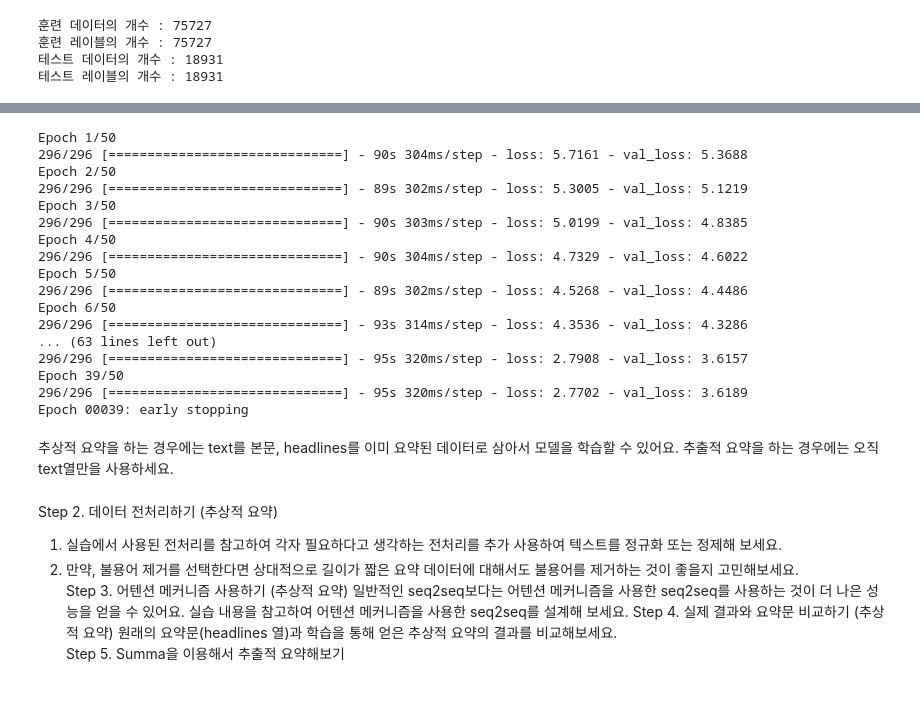
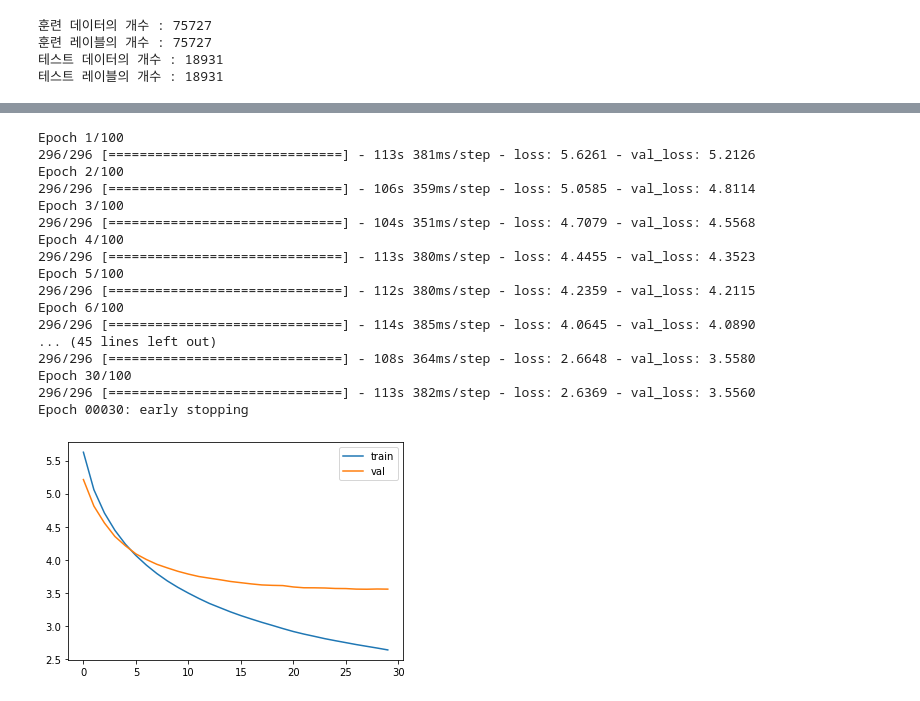
Before and after one commit to Ethan0625/I_need_more_time, a Jupyter notebook: Project/News_Summation/News_Summation.ipynb, the cells around one changed output, grey strips where cells are left out. Saved outputs shown, nothing was run; the diff lists cells and outputs as text; code cells hidden in the pictures.

```diff
--- a/Project/News_Summation/News_Summation.ipynb
+++ b/Project/News_Summation/News_Summation.ipynb
@@ -579,48 +519,33 @@ Trainable params: 11,068,432
 Non-trainable params: 0
 __________________________________________________________________________________________________
 # %%
-model.compile(optimizer='rmsprop', loss='sparse_categorical_crossentropy')
+model_attn.compile(optimizer='rmsprop', loss='sparse_categorical_crossentropy')
 es = EarlyStopping(monitor='val_loss', mode='min', verbose=1, patience = 2)
-history = model.fit(x = [encoder_input_train, decoder_input_train], y = decoder_target_train, \
+history = model_attn.fit(x = [encoder_input_train, decoder_input_train], y = decoder_target_train, \
           validation_data = ([encoder_input_test, decoder_input_test], decoder_target_test),
-          batch_size = 256, callbacks=[es], epochs = 50)
+          batch_size = 256, callbacks=[es], epochs = 100)
 # %% [output]
-Epoch 1/50
-296/296 [==============================] - 90s 304ms/step - loss: 5.7161 - val_loss: 5.3688
-Epoch 2/50
-296/296 [==============================] - 89s 302ms/step - loss: 5.3005 - val_loss: 5.1219
-Epoch 3/50
-296/296 [==============================] - 90s 303ms/step - loss: 5.0199 - val_loss: 4.8385
-Epoch 4/50
-296/296 [==============================] - 90s 304ms/step - loss: 4.7329 - val_loss: 4.6022
-Epoch 5/50
-296/296 [==============================] - 89s 302ms/step - loss: 4.5268 - val_loss: 4.4486
-Epoch 6/50
-296/296 [==============================] - 93s 314ms/step - loss: 4.3536 - val_loss: 4.3286
-... (63 lines left out)
-296/296 [==============================] - 95s 320ms/step - loss: 2.7908 - val_loss: 3.6157
-Epoch 39/50
-296/296 [==============================] - 95s 320ms/step - loss: 2.7702 - val_loss: 3.6189
-Epoch 00039: early stopping
+Epoch 1/100
+296/296 [==============================] - 113s 381ms/step - loss: 5.6261 - val_loss: 5.2126
+Epoch 2/100
+296/296 [==============================] - 106s 359ms/step - loss: 5.0585 - val_loss: 4.8114
+Epoch 3/100
+296/296 [==============================] - 104s 351ms/step - loss: 4.7079 - val_loss: 4.5568
+Epoch 4/100
+296/296 [==============================] - 113s 380ms/step - loss: 4.4455 - val_loss: 4.3523
+Epoch 5/100
+296/296 [==============================] - 112s 380ms/step - loss: 4.2359 - val_loss: 4.2115
+Epoch 6/100
+296/296 [==============================] - 114s 385ms/step - loss: 4.0645 - val_loss: 4.0890
+... (45 lines left out)
+296/296 [==============================] - 108s 364ms/step - loss: 2.6648 - val_loss: 3.5580
+Epoch 30/100
+296/296 [==============================] - 113s 382ms/step - loss: 2.6369 - val_loss: 3.5560
+Epoch 00030: early stopping
-# %%
-model_attn.compile(optimizer='rmsprop', loss='sparse_categorical_crossentropy')
-es = EarlyStopping(monitor='val_loss', mode='min', verbose=1, patience = 2)
-history = model.fit(x = [encoder_input_train, decoder_input_train], y = decoder_target_train, \
-          validation_data = ([encoder_input_test, decoder_input_test], decoder_target_test),
-          batch_size = 256, callbacks=[es], epochs = 50)
-# %% [markdown]
-추상적 요약을 하는 경우에는 text를 본문, headlines를 이미 요약된 데이터로 삼아서 모델을 학습할 수 있어요. 추출적 요약을 하는 경우에는 오직 text열만을 사용하세요.
-# %% [markdown]
-
-Step 2. 데이터 전처리하기 (추상적 요약)
-1. 실습에서 사용된 전처리를 참고하여 각자 필요하다고 생각하는 전처리를
-   추가 사용하여 텍스트를 정규화 또는 정제해 보세요.
-2. 만약, 불용어 제거를 선택한다면 상대적으로 길이가 짧은 요약 데이터에 대해서도
-   불용어를 제거하는 것이 좋을지 고민해보세요.
-Step 3. 어텐션 메커니즘 사용하기 (추상적 요약)
-일반적인 seq2seq보다는 어텐션 메커니즘을 사용한 seq2seq를 사용하는 것이
-더 나은 성능을 얻을 수 있어요.
-실습 내용을 참고하여 어텐션 메커니즘을 사용한 seq2seq를 설계해 보세요.
-Step 4. 실제 결과와 요약문 비교하기 (추상적 요약)
-원래의 요약문(headlines 열)과 학습을 통해 얻은 추상적 요약의 결과를 비교해보세요.
-Step 5. Summa을 이용해서 추출적 요약해보기
+# %%
+plt.plot(history.history['loss'], label='train')
+plt.plot(history.history['val_loss'], label='val')
+plt.legend()
+plt.show()
+# %% [output]
+[figure, added]
```
Also changed, not shown: parts of 23 cells of this notebook.
